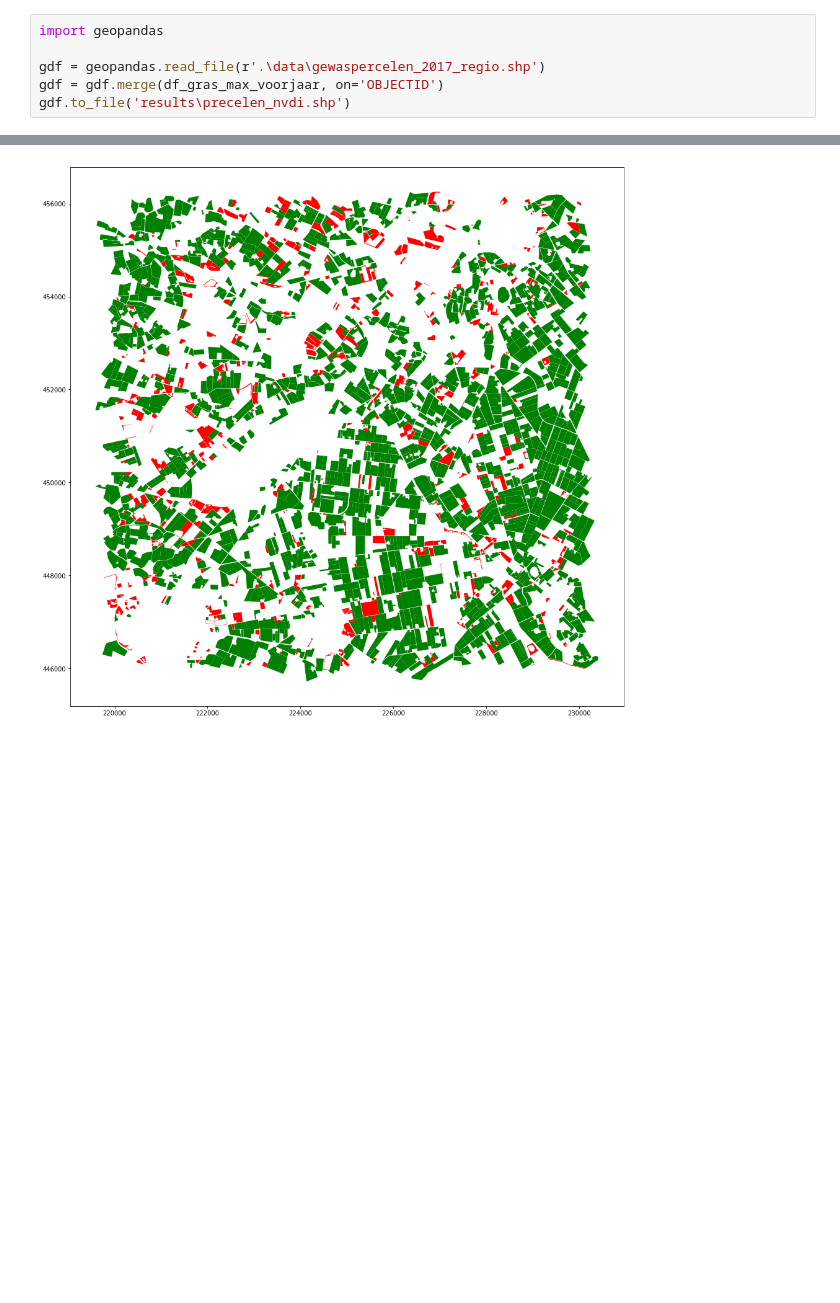
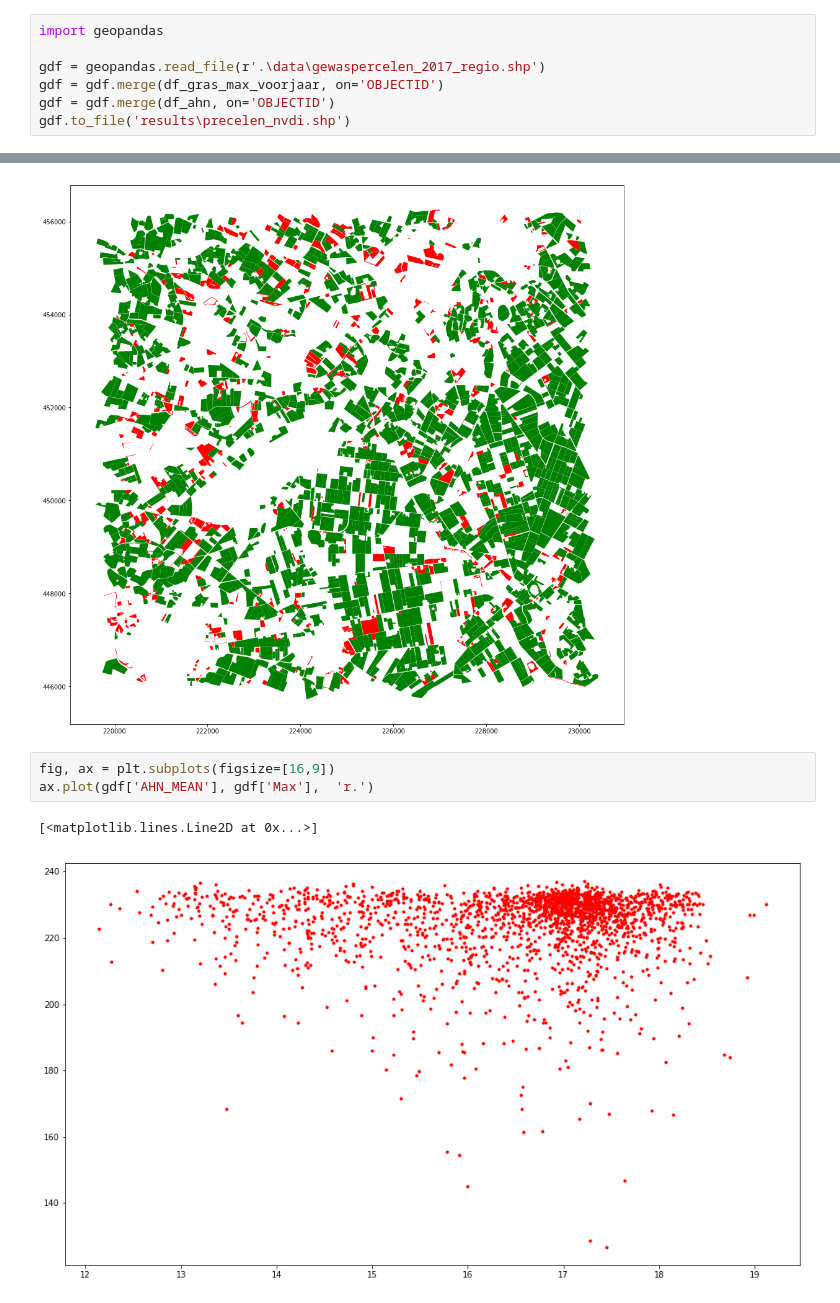
Before and after one commit to FarmHackNL/Bodemhack-2018, a Jupyter notebook: Challenge 2/NVDI_perceel_voorjaar.ipynb, the cells around one changed output, grey strips where cells are left out. Drawn from its saved outputs; the diff is of its cells as text; blank space fills up the shorter version.

```diff
--- a/Challenge 2/NVDI_perceel_voorjaar.ipynb
+++ b/Challenge 2/NVDI_perceel_voorjaar.ipynb
@@ -48,9 +59,16 @@ import geopandas
 
 gdf = geopandas.read_file(r'.\data\gewaspercelen_2017_regio.shp')
 gdf = gdf.merge(df_gras_max_voorjaar, on='OBJECTID')
+gdf = gdf.merge(df_ahn, on='OBJECTID')
 gdf.to_file('results\precelen_nvdi.shp')
 # %%
 ax = gdf.loc[gdf['tresh']==0].plot(color='g', figsize=[16, 16])
 ax = gdf.loc[gdf['tresh']==1].plot(color='r', figsize=[16, 16], ax=ax)
 # %% [output]
 [figure]
+# %%
+fig, ax = plt.subplots(figsize=[16,9])
+ax.plot(gdf['AHN_MEAN'], gdf['Max'],  'r.')
+# %% [output]
+[<matplotlib.lines.Line2D at 0x...>]
+[figure, added]
```
Also changed, not shown: parts of 4 cells of this notebook, 3 other files.
